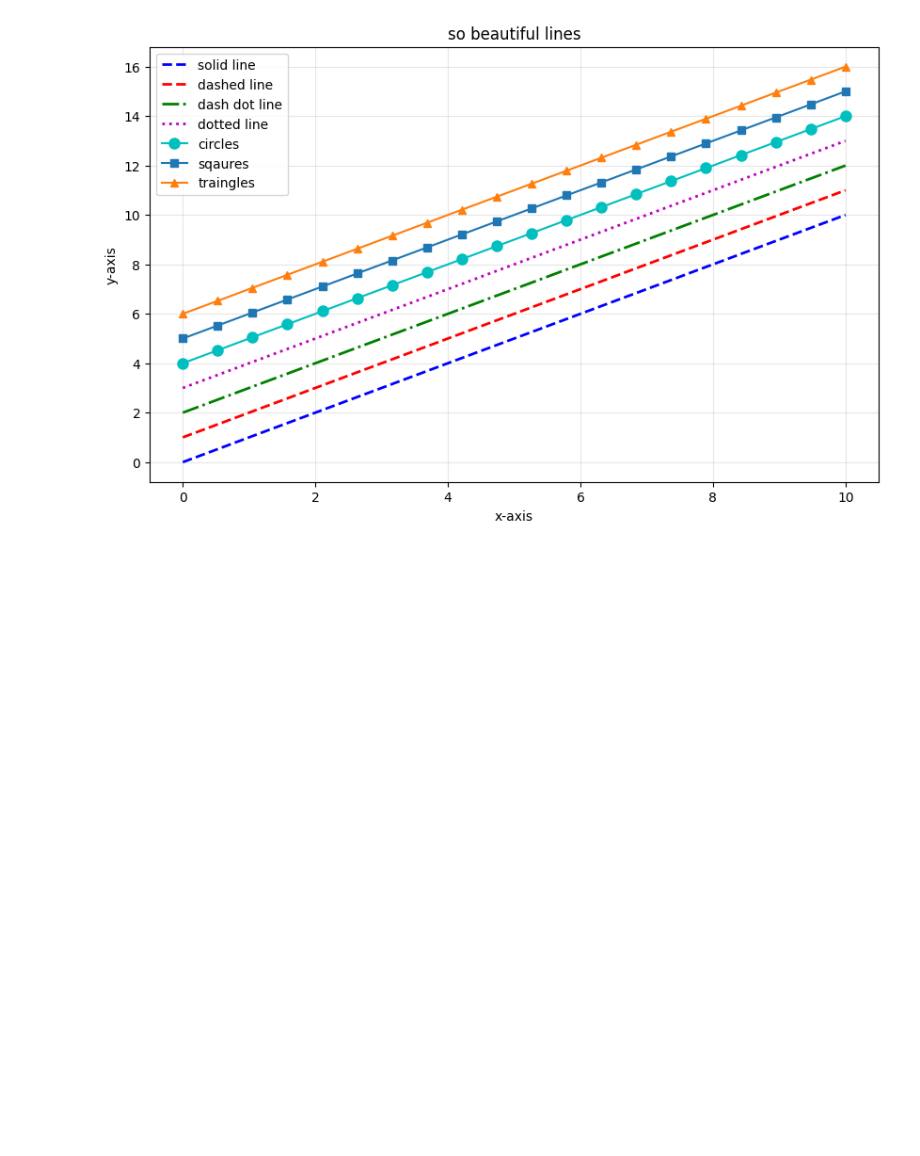
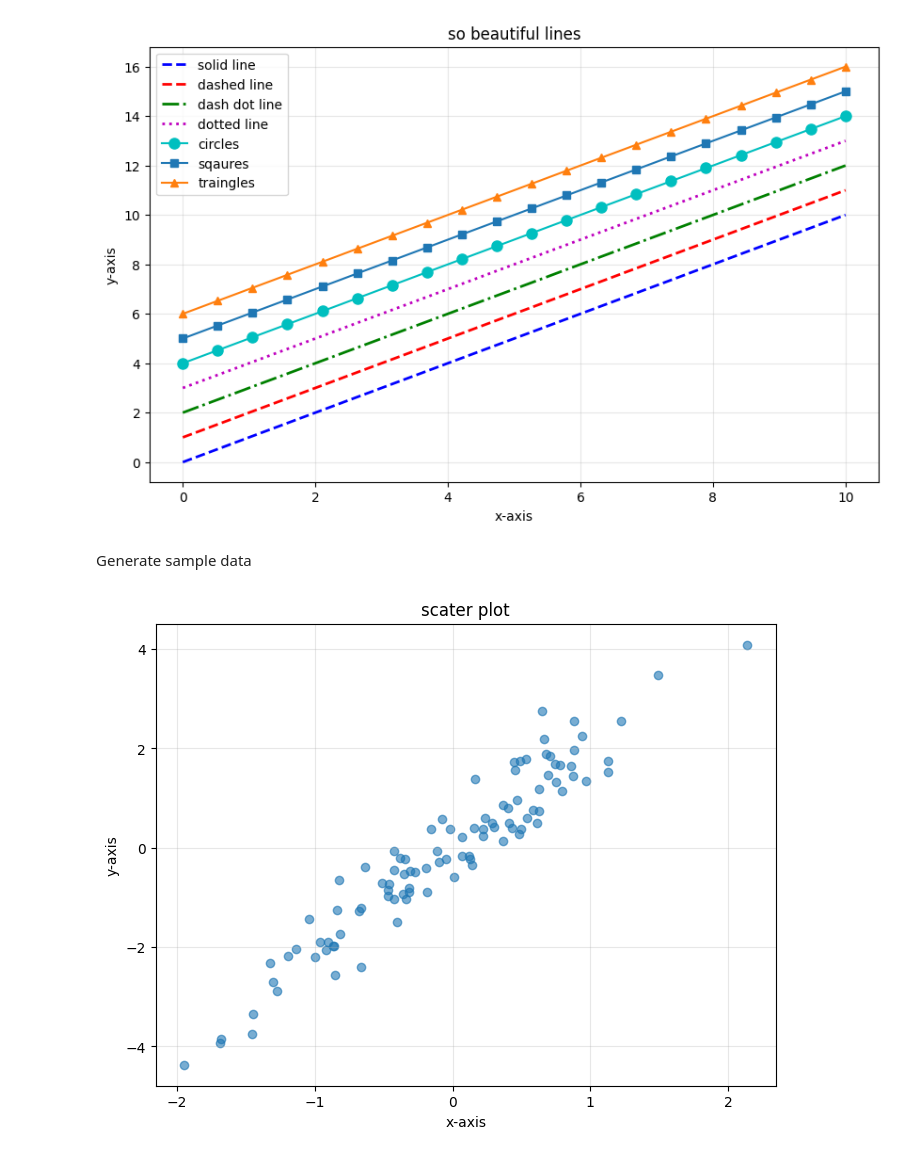
Before and after one commit to mukulvaths9999-create/python_practise, a Jupyter notebook: matplotlib practise.ipynb, the cells around one changed output. Cells and saved outputs as stored; diff of their text form; code cells hidden in the pictures; blank space fills up the shorter version.

Commit message:
add scatter plot

```diff
--- a/matplotlib practise.ipynb
+++ b/matplotlib practise.ipynb
@@ -53,3 +75,22 @@ plt.grid(True,alpha=0.3)
 plt.show()
 # %% [output]
 [figure]
+# %% [markdown]
+Generate sample data
+# %%
+# 1. Initialize the modern random number generator with a seed
+rng = np.random.default_rng(seed=42)
+
+# 2. Generate sample data using standard_normal() instead of randn()
+x = rng.standard_normal(100)
+y = 2 * x + rng.standard_normal(100) * 0.5  # Linear relationship with noise
+
+plt.figure(figsize=(8,6))
+plt.scatter(x,y,alpha=0.6)
+plt.xlabel("x-axis")
+plt.ylabel("y-axis")
+plt.title("scater plot")
+plt.grid(True,alpha=0.3)
+plt.show()
+# %% [output]
+[figure, added]
```
Also changed, not shown: parts of 2 cells of this notebook.
